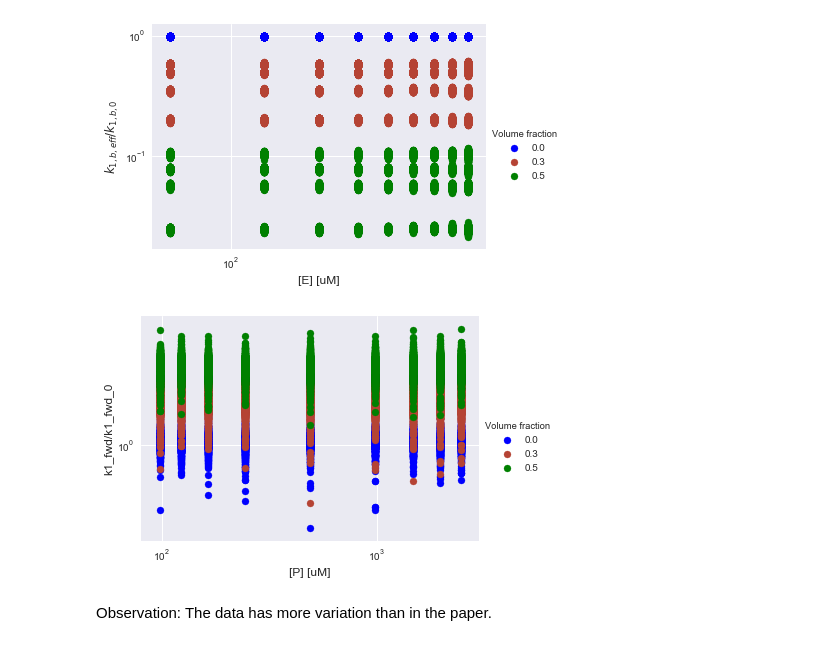
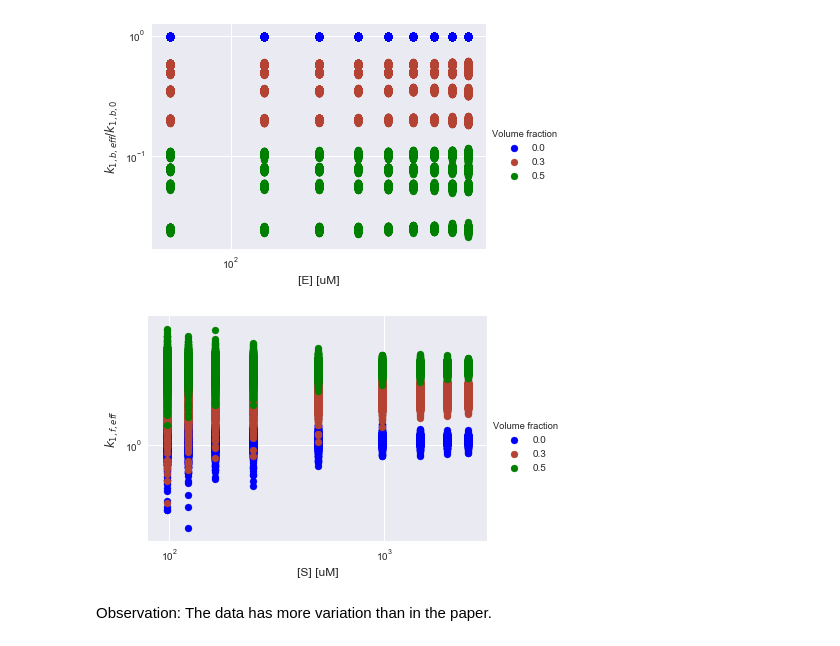
Before and after one commit to WilliamCappelletti/ML_CS433_project2, a Jupyter notebook: src/Marie_test.ipynb, the cells around one changed output. Drawn from its saved outputs; the diff is of its cells as text; code cells hidden in the pictures.

Commit message:
Save figure k_1f vs S

```diff
--- a/src/Marie_test.ipynb
+++ b/src/Marie_test.ipynb
@@ -51,9 +48,9 @@ figure_generation.plot_fig2_subplot(data_k_conc, 'k1_bwd_relative', '$k_{1,b,eff
 [figure]
 # %%
 # other trial with y2 and P
-figure_generation.plot_fig2_subplot(data_k_conc, 'k1_fwd_relative', 'k1_fwd/k1_fwd_0', 'P', '[P] [uM]')
+figure_generation.plot_fig2_subplot(data_k_conc, 'k1_fwd_relative', '$k_{1,f,eff}$', 'S', '[S] [uM]', save = True)
 # %% [output]
-[figure, old version]
+[figure, new version]
 # %% [markdown]
 Observation: The data has more variation than in the paper.
 # %%
```
Also changed, not shown: parts of 1 cell of this notebook, 2 other files.
